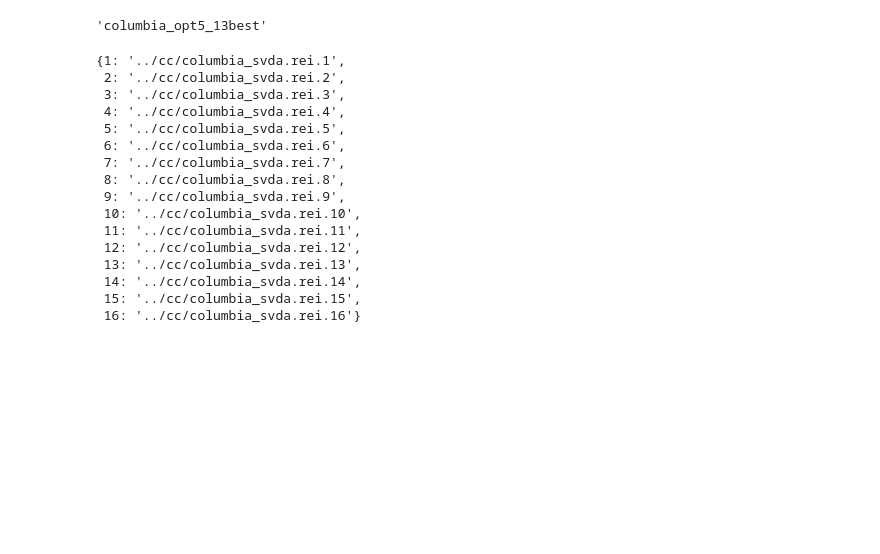
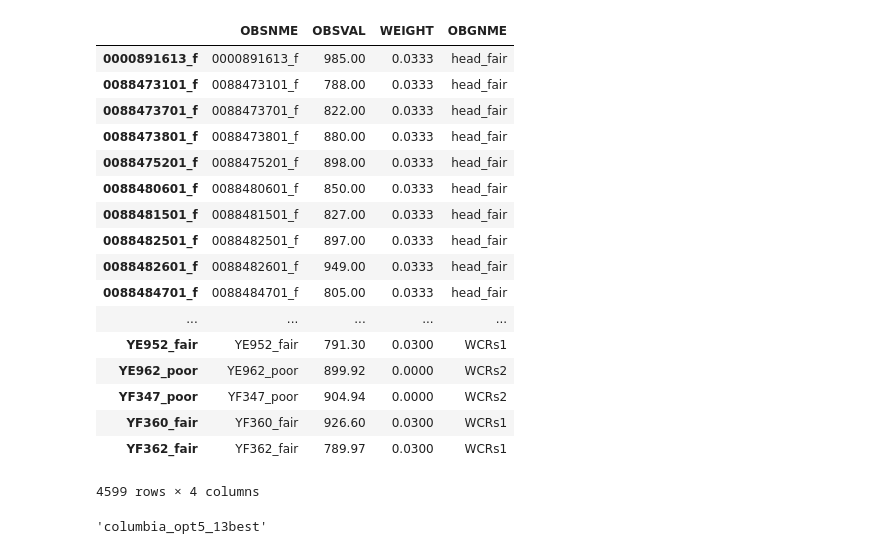
Before and after one commit to PESTools/pestools, a Jupyter notebook: examples/PEST_base_class.ipynb, the cells around one changed output. Cells and saved outputs as stored; diff of their text form; code cells hidden in the pictures; blank space fills up the shorter version.

```diff
--- a/examples/PEST_base_class.ipynb
+++ b/examples/PEST_base_class.ipynb
@@ -31,3 +44,24 @@ cpest = PESTbase('columbia_opt5_13best', run_folder='../cc')
+# %%
+cpest.obsdata
+# %% [output]
+|  | OBSNME | OBSVAL | WEIGHT | OBGNME |
+| 0000891613_f | 0000891613_f | 985.00 | 0.0333 | head_fair |
+| 0088473101_f | 0088473101_f | 788.00 | 0.0333 | head_fair |
+| 0088473701_f | 0088473701_f | 822.00 | 0.0333 | head_fair |
+| 0088473801_f | 0088473801_f | 880.00 | 0.0333 | head_fair |
+| 0088475201_f | 0088475201_f | 898.00 | 0.0333 | head_fair |
+| 0088480601_f | 0088480601_f | 850.00 | 0.0333 | head_fair |
+| 0088481501_f | 0088481501_f | 827.00 | 0.0333 | head_fair |
+| 0088482501_f | 0088482501_f | 897.00 | 0.0333 | head_fair |
+| 0088482601_f | 0088482601_f | 949.00 | 0.0333 | head_fair |
+| 0088484701_f | 0088484701_f | 805.00 | 0.0333 | head_fair |
+| ... | ... | ... | ... | ... |
+| YE952_fair | YE952_fair | 791.30 | 0.0300 | WCRs1 |
+| YE962_poor | YE962_poor | 899.92 | 0.0000 | WCRs2 |
+| YF347_poor | YF347_poor | 904.94 | 0.0000 | WCRs2 |
+| YF360_fair | YF360_fair | 926.60 | 0.0300 | WCRs1 |
+| YF362_fair | YF362_fair | 789.97 | 0.0300 | WCRs1 |
+4599 rows × 4 columns
 # %%
 cpest.basename
 # %% [output]
@@ -79,20 +68,0 @@ class Rei(PESTbase):
-# %%
-rei = Rei('columbia_svda', run_folder='../cc')
-rei.reifiles
-# %% [output]
-{1: '../cc/columbia_svda.rei.1',
- 2: '../cc/columbia_svda.rei.2',
- 3: '../cc/columbia_svda.rei.3',
- 4: '../cc/columbia_svda.rei.4',
- 5: '../cc/columbia_svda.rei.5',
- 6: '../cc/columbia_svda.rei.6',
- 7: '../cc/columbia_svda.rei.7',
- 8: '../cc/columbia_svda.rei.8',
- 9: '../cc/columbia_svda.rei.9',
- 10: '../cc/columbia_svda.rei.10',
- 11: '../cc/columbia_svda.rei.11',
- 12: '../cc/columbia_svda.rei.12',
- 13: '../cc/columbia_svda.rei.13',
- 14: '../cc/columbia_svda.rei.14',
- 15: '../cc/columbia_svda.rei.15',
- 16: '../cc/columbia_svda.rei.16'}
```
Also changed, not shown: parts of 5 cells of this notebook, 2 other files.
